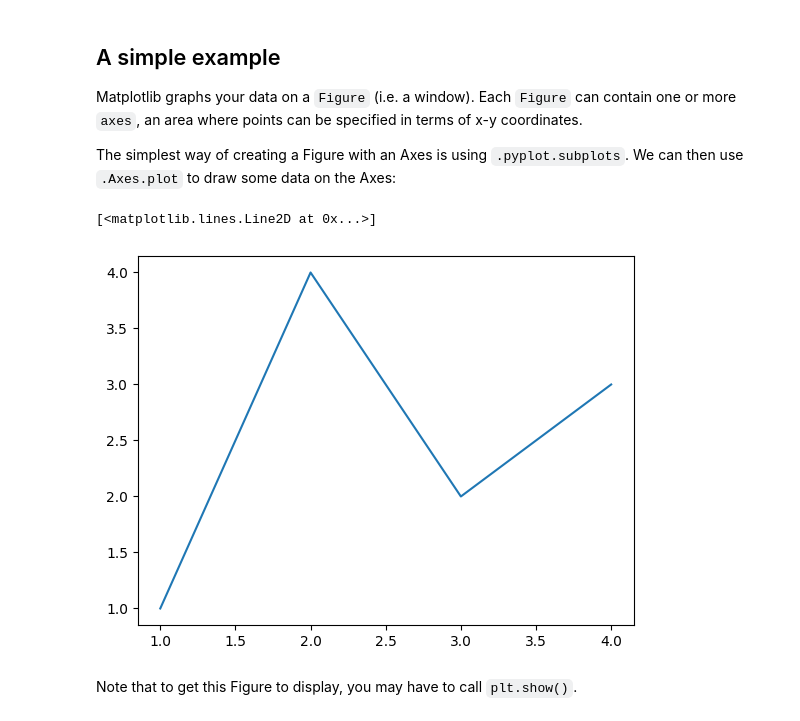
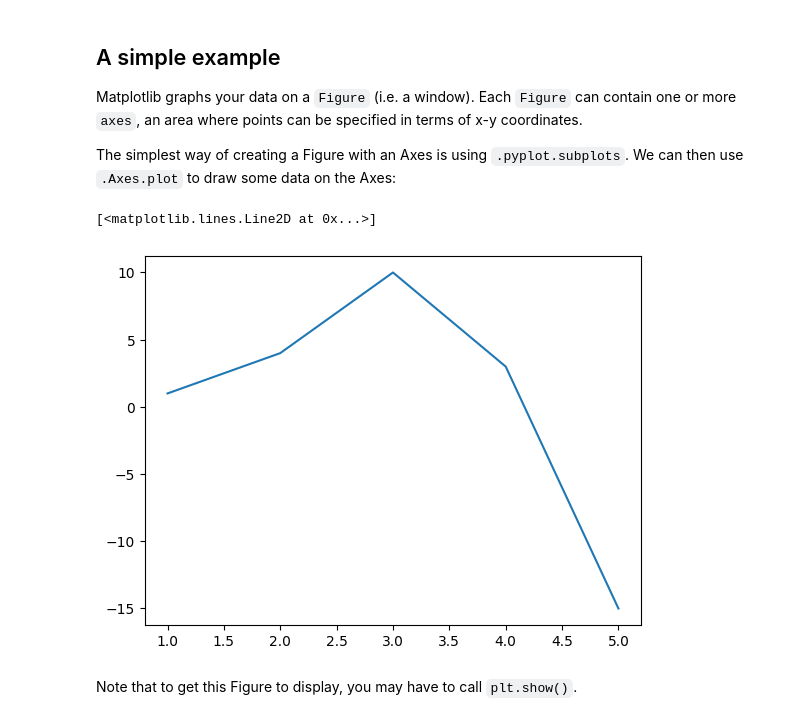
Before and after one commit to sanket238/CSCN8010, a Jupyter notebook: class_notebooks/matplotlib_tutorial.ipynb, the cells around one changed output. Drawn from its saved outputs; the diff is of its cells as text; code cells hidden in the pictures.

```diff
--- a/class_notebooks/matplotlib_tutorial.ipynb
+++ b/class_notebooks/matplotlib_tutorial.ipynb
@@ -18,10 +18,10 @@ Matplotlib graphs your data on a `Figure` (i.e. a window). Each `Figure` can con
 The simplest way of creating a Figure with an Axes is using `.pyplot.subplots`. We can then use `.Axes.plot` to draw some data on the Axes:
 # %%
 fig, ax = plt.subplots()  # Create a figure containing a single axes.
-ax.plot([1, 2, 3, 4], [1, 4, 2, 3])  # Plot some data on the axes.
+ax.plot([1, 2, 3, 4,5], [1, 4, 10, 3,-15])  # Plot some data on the axes.
 # %% [output]
 [<matplotlib.lines.Line2D at 0x...>]
-[figure, old version]
+[figure, new version]
 # %% [markdown]
 Note that to get this Figure to display, you may have to call `plt.show()`.
 # %% [markdown]
```
Also changed, not shown: parts of 8 cells of this notebook.
